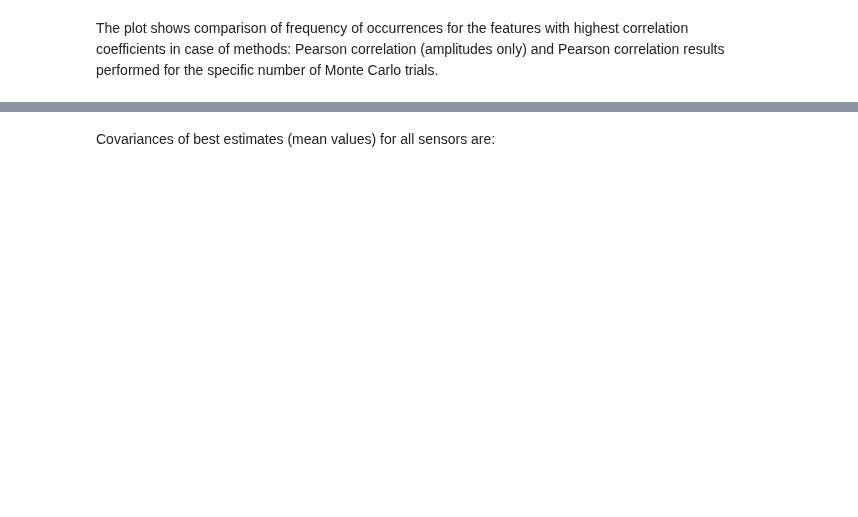
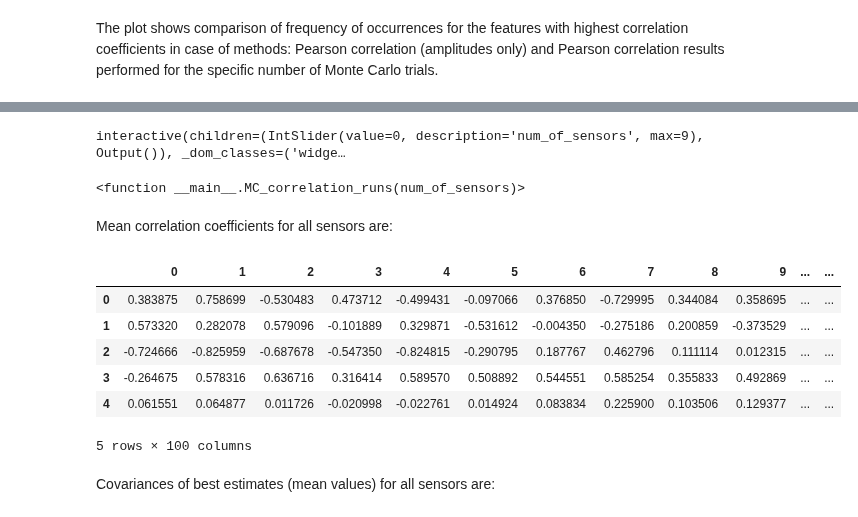
Before and after one commit to ehlimana/ZEMA-machine-learing-tutorials-uncertainty-evaluation, a Jupyter notebook: 3_Feature_selection.ipynb, the cells around one changed output, grey strips where cells are left out. Saved outputs shown, nothing was run; the diff lists cells and outputs as text; code cells hidden in the pictures; blank space fills up the shorter version.

```diff
--- a/3_Feature_selection.ipynb
+++ b/3_Feature_selection.ipynb
@@ -625,2 +659,29 @@ Sensor indices of location of features for the mean value of Monte Carlo method
+# %%
+import ipywidgets as widgets
+from ipywidgets import interact, interact_manual
+def MC_correlation_runs(num_of_sensors):
+
+    plt.figure(figsize=(20,10))
+    plt.errorbar(range(sorted_values__amp_from_all_sensors[0].shape[1]),corr_array_mean[num_of_sensors],yerr=np.sqrt(np.diag(Uy)),fmt="o-")
+    plt.xlabel('Column indices - Amplitudes')
+    plt.ylabel('Correlation coefficient')
+    plt.title('Mean values of correlation coefficients for all sensors')
+interact(MC_correlation_runs,num_of_sensors=widgets.IntSlider(min=0, max=9, step=1))
+# %% [output]
+interactive(children=(IntSlider(value=0, description='num_of_sensors', max=9), Output()), _dom_classes=('widge…
+<function __main__.MC_correlation_runs(num_of_sensors)>
+# %% [markdown]
+Mean correlation coefficients for all sensors are:
+# %%
+corr_array_mean_df=pd.DataFrame(corr_array_mean)
+corr_array_mean_df.head()
+# %% [output]
+|  | 0 | 1 | 2 | 3 | 4 | 5 | 6 | 7 | 8 | 9 | ... | ... |
+| 0 | 0.383875 | 0.758699 | -0.530483 | 0.473712 | -0.499431 | -0.097066 | 0.376850 | -0.729995 | 0.344084 | 0.358695 | ... | ... |
+| 1 | 0.573320 | 0.282078 | 0.579096 | -0.101889 | 0.329871 | -0.531612 | -0.004350 | -0.275186 | 0.200859 | -0.373529 | ... | ... |
+| 2 | -0.724666 | -0.825959 | -0.687678 | -0.547350 | -0.824815 | -0.290795 | 0.187767 | 0.462796 | 0.111114 | 0.012315 | ... | ... |
+| 3 | -0.264675 | 0.578316 | 0.636716 | 0.316414 | 0.589570 | 0.508892 | 0.544551 | 0.585254 | 0.355833 | 0.492869 | ... | ... |
+| 4 | 0.061551 | 0.064877 | 0.011726 | -0.020998 | -0.022761 | 0.014924 | 0.083834 | 0.225900 | 0.103506 | 0.129377 | ... | ... |
+5 rows × 100 columns
 # %% [markdown]
 Covariances of best estimates (mean values) for all sensors are:
```
Also changed, not shown: parts of 32 cells of this notebook.
